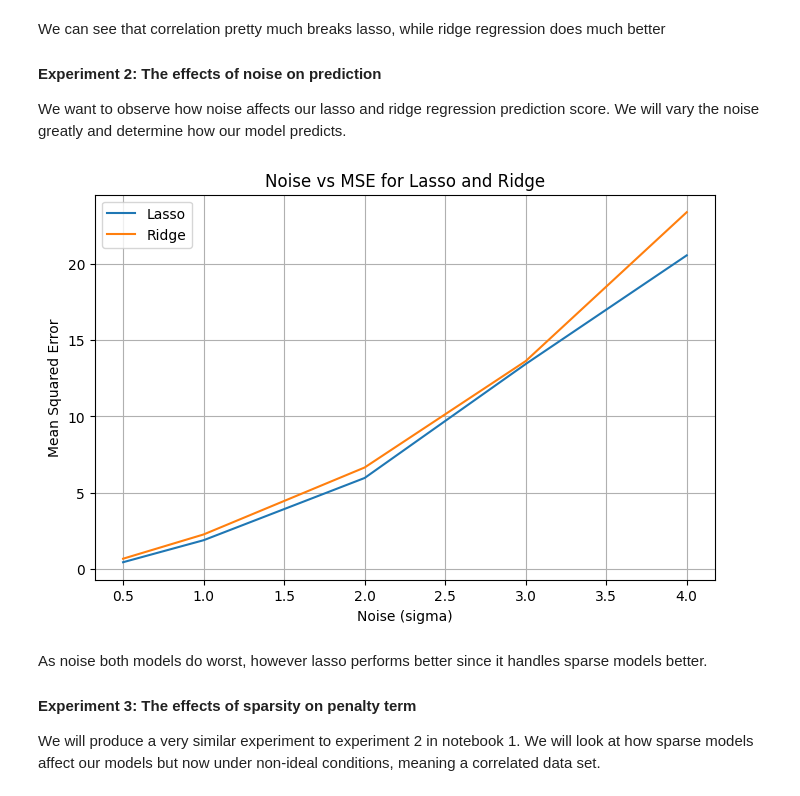
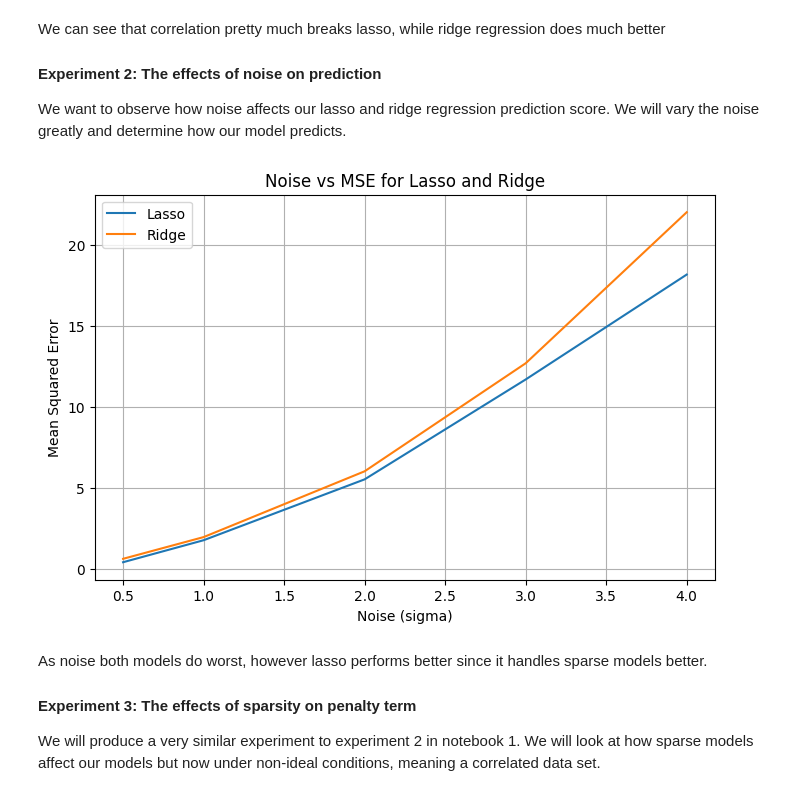
Before and after one commit to Zixin-Fan/L1_L2_project, a Jupyter notebook: 02_correlated_gaussian.ipynb, the cells around one changed output. Drawn from its saved outputs; the diff is of its cells as text; code cells hidden in the pictures.

```diff
--- a/02_correlated_gaussian.ipynb
+++ b/02_correlated_gaussian.ipynb
@@ -120,7 +120,7 @@ for sigma in sigma_values:
     lasso_errors = []
     ridge_errors = []
     for seed in range(num_trials):
-        X_corr,y_corr,w_true_corr,support_corr,Sigma=generate_correlated_sparse_linear_data(rho=0.7, n=100, d=50, s=15, sigma=sigma, signal=1.0, random_seeds=seed)
+        X_corr,y_corr,w_true_corr,support_corr,Sigma=generate_correlated_sparse_linear_data(rho=0.9, n=100, d=50, s=15, sigma=sigma, signal=1.0, random_seeds=seed)
 
         true_support = np.zeros(len(w_true_corr), dtype=int)
         true_support[support_corr] = 1
@@ -130,34 +130,34 @@ for sigma in sigma_values:
         )
 
         # Lasso
         lasso = LassoCV(alphas=[0.0001, 0.001, 0.01, 0.1, 1, 10])
         lasso.fit(X_train, y_train)
         lasso_y_pred = lasso.predict(X_test)
         lasso_errors.append(mean_squared_error(y_test, lasso_y_pred))
 
         # Ridge
         ridge = RidgeCV(alphas=[0.0001, 0.001, 0.01, 0.1, 1, 10])
         ridge.fit(X_train, y_train)
         ridge_errors.append(mean_squared_error(y_test, ridge.predict(X_test)))
 
 
     results["sigma"].append(sigma)
     results["lasso_mse"].append(np.mean(lasso_errors))
     results["ridge_mse"].append(np.mean(ridge_errors))
 
 plt.figure(figsize=(8, 5))
 plt.plot(results["sigma"], results["lasso_mse"], label="Lasso")
 plt.plot(results["sigma"], results["ridge_mse"], label="Ridge")
 
 plt.xlabel("Noise (sigma)")
 plt.ylabel("Mean Squared Error")
 plt.title("Noise vs MSE for Lasso and Ridge")
 
 plt.legend()
 plt.grid(True)
 plt.show()
 # %% [output]
-[figure, old version]
+[figure, new version]
 # %% [markdown]
 As noise both models do worst, however lasso performs better since it handles sparse models better.
 
```
Also changed, not shown: 1 other file.
